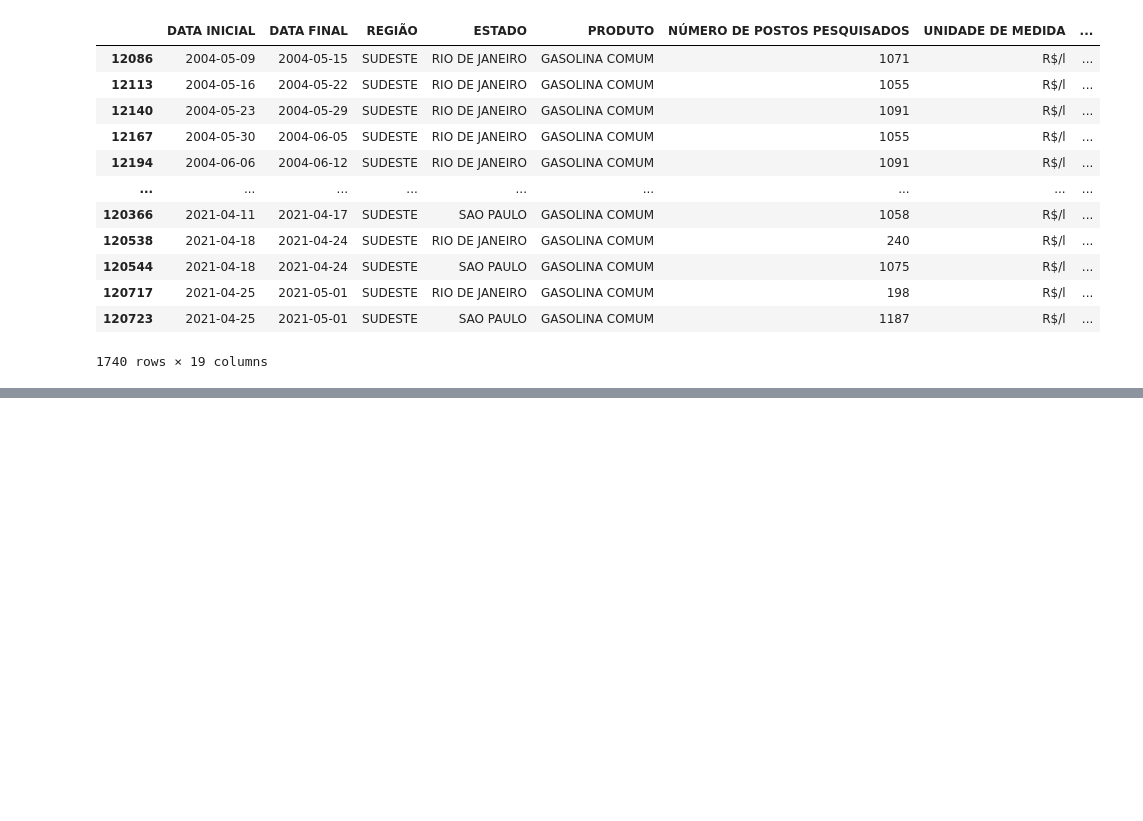
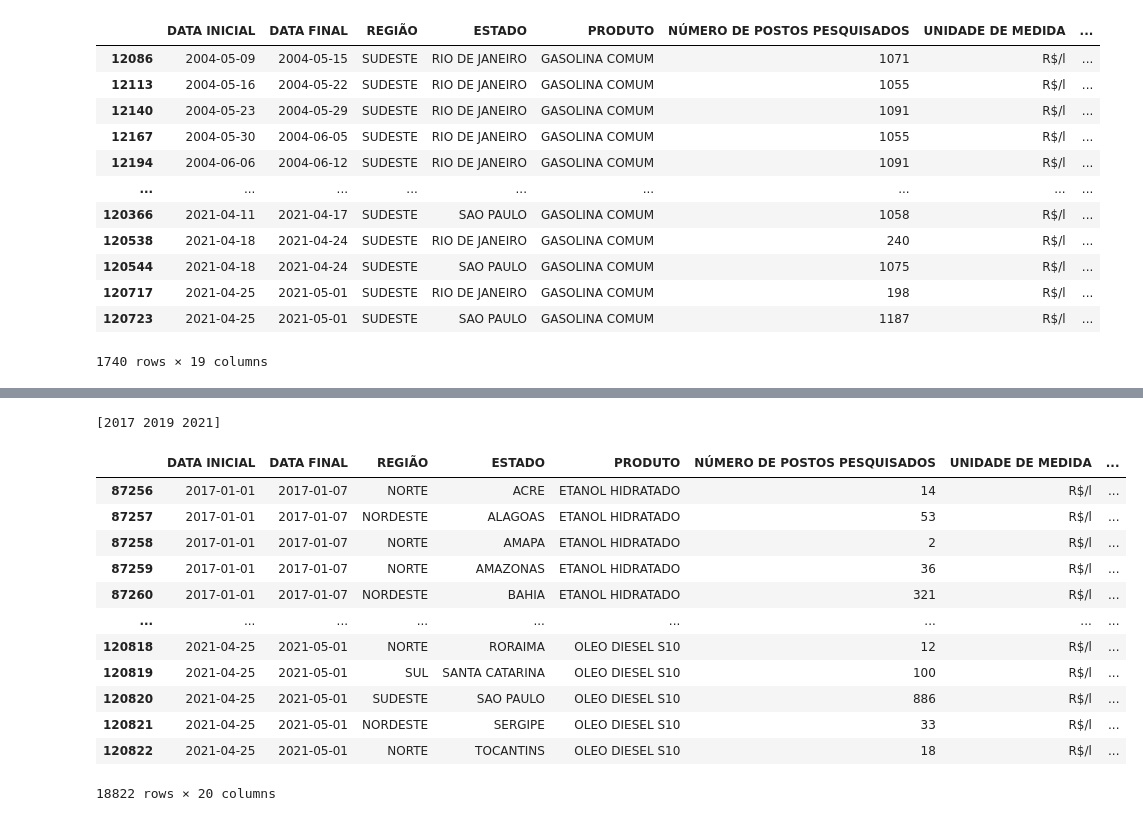
Before and after one commit to adalbertobrant/lipai, a Jupyter notebook: atividades/estudo-python/src/09-pandas/manipulacao_dados_pandas.ipynb, the cells around one changed output, grey strips where cells are left out. Drawn from its saved outputs; the diff is of its cells as text; code cells hidden in the pictures; blank space fills up the shorter version.

```diff
--- a/atividades/estudo-python/src/09-pandas/manipulacao_dados_pandas.ipynb
+++ b/atividades/estudo-python/src/09-pandas/manipulacao_dados_pandas.ipynb
@@ -1521,0 +1535,6 @@ postos_sp_rj_gasolina_maior_2
+# %%
+# transforma as colunas DATA INICIAL E DATA FINAL em um objeto datetime
+data['DATA INICIAL'] = pd.to_datetime(data['DATA INICIAL'])
+data['DATA FINAL'] = pd.to_datetime(data['DATA FINAL'])
+data['ANO'] = data['DATA INICIAL'].dt.year
+data.head()
@@ -1521,0 +1550,3 @@ postos_sp_rj_gasolina_maior_2
+# %%
+selecao = (data['ANO'] == 2017) |(data['ANO'] == 2019) | (data['ANO'] == 2021)
+selecao
@@ -1521,0 +1566,18 @@ postos_sp_rj_gasolina_maior_2
+# %%
+print(data[selecao].ANO.unique())
+data[selecao]
+# %% [output]
+[2017 2019 2021]
+|  | DATA INICIAL | DATA FINAL | REGIÃO | ESTADO | PRODUTO | NÚMERO DE POSTOS PESQUISADOS | UNIDADE DE MEDIDA | ... |
+| 87256 | 2017-01-01 | 2017-01-07 | NORTE | ACRE | ETANOL HIDRATADO | 14 | R$/l | ... |
+| 87257 | 2017-01-01 | 2017-01-07 | NORDESTE | ALAGOAS | ETANOL HIDRATADO | 53 | R$/l | ... |
+| 87258 | 2017-01-01 | 2017-01-07 | NORTE | AMAPA | ETANOL HIDRATADO | 2 | R$/l | ... |
+| 87259 | 2017-01-01 | 2017-01-07 | NORTE | AMAZONAS | ETANOL HIDRATADO | 36 | R$/l | ... |
+| 87260 | 2017-01-01 | 2017-01-07 | NORDESTE | BAHIA | ETANOL HIDRATADO | 321 | R$/l | ... |
+| ... | ... | ... | ... | ... | ... | ... | ... | ... |
+| 120818 | 2021-04-25 | 2021-05-01 | NORTE | RORAIMA | OLEO DIESEL S10 | 12 | R$/l | ... |
+| 120819 | 2021-04-25 | 2021-05-01 | SUL | SANTA CATARINA | OLEO DIESEL S10 | 100 | R$/l | ... |
+| 120820 | 2021-04-25 | 2021-05-01 | SUDESTE | SAO PAULO | OLEO DIESEL S10 | 886 | R$/l | ... |
+| 120821 | 2021-04-25 | 2021-05-01 | NORDESTE | SERGIPE | OLEO DIESEL S10 | 33 | R$/l | ... |
+| 120822 | 2021-04-25 | 2021-05-01 | NORTE | TOCANTINS | OLEO DIESEL S10 | 18 | R$/l | ... |
+18822 rows × 20 columns
```
Also changed, not shown: parts of 13 cells of this notebook.
